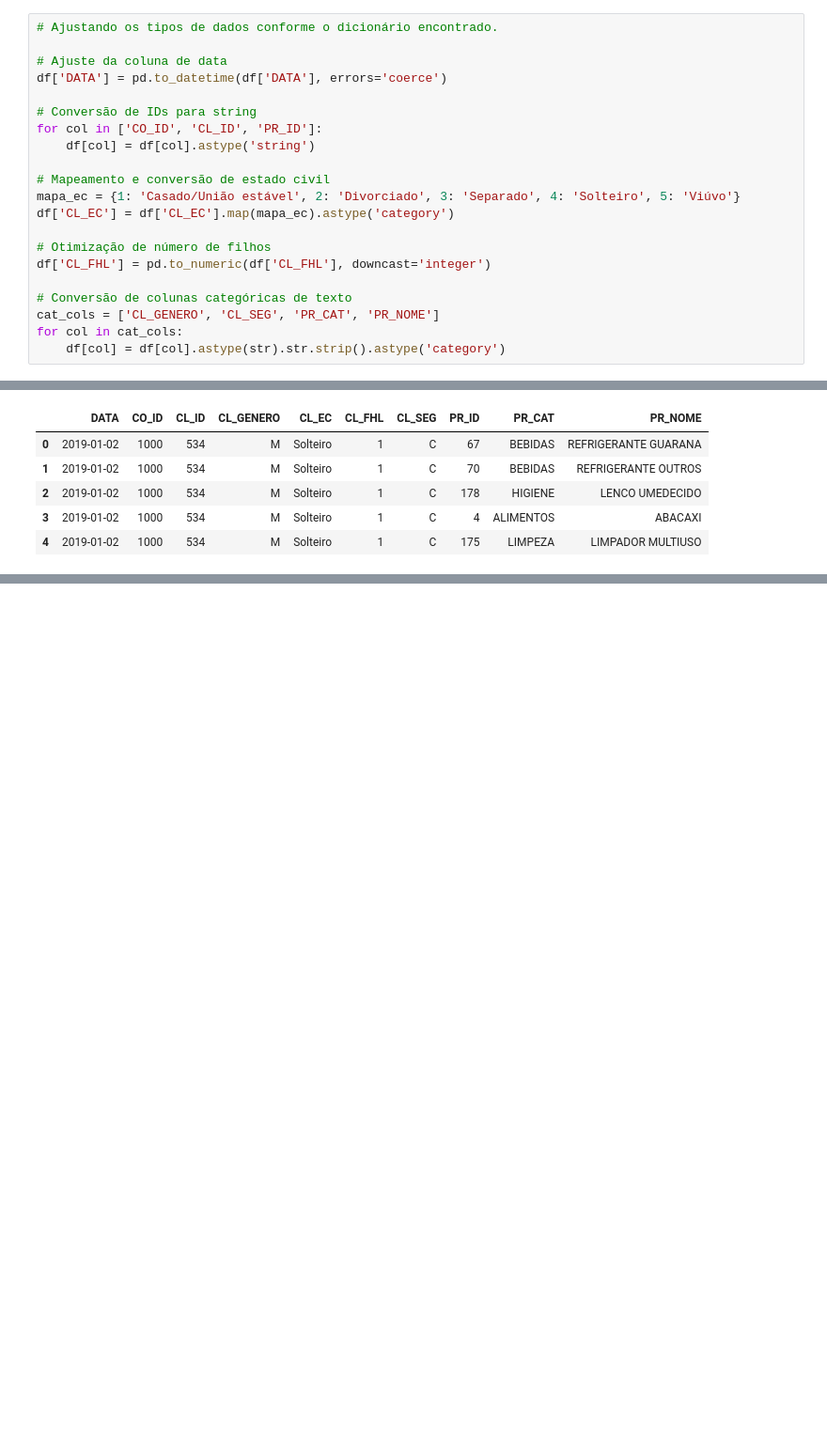
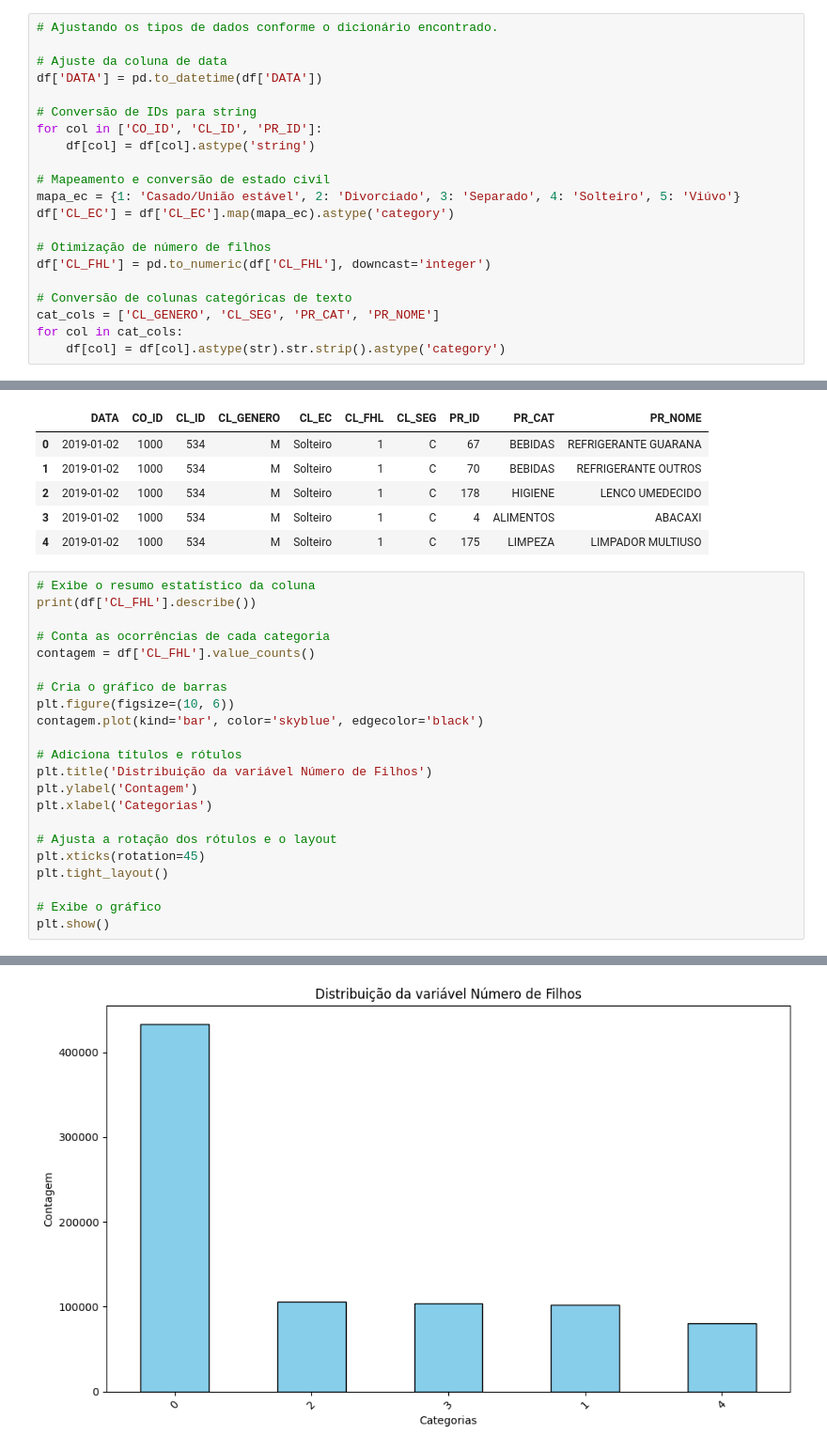
Before and after one commit to vieiradatalab/SCTEC_T1, a Jupyter notebook: analise_varejo.ipynb, the cells around one changed output, grey strips where cells are left out. Shown at 94% size. Cells and saved outputs as stored; diff of their text form; blank space fills up the shorter version.

```diff
--- a/analise_varejo.ipynb
+++ b/analise_varejo.ipynb
@@ -228,7 +230,7 @@ Vou ajustar os tipos de dados a partir desse dicionário.
 # Ajustando os tipos de dados conforme o dicionário encontrado.
 
 # Ajuste da coluna de data
-df['DATA'] = pd.to_datetime(df['DATA'], errors='coerce')
+df['DATA'] = pd.to_datetime(df['DATA'])
 
 # Conversão de IDs para string
 for col in ['CO_ID', 'CL_ID', 'PR_ID']:
@@ -293,3 +295,26 @@ df.head()
 | 2 | 2019-01-02 | 1000 | 534 | M | Solteiro | 1 | C | 178 | HIGIENE | LENCO UMEDECIDO |
 | 3 | 2019-01-02 | 1000 | 534 | M | Solteiro | 1 | C | 4 | ALIMENTOS | ABACAXI |
 | 4 | 2019-01-02 | 1000 | 534 | M | Solteiro | 1 | C | 175 | LIMPEZA | LIMPADOR MULTIUSO |
+# %%
+# Exibe o resumo estatístico da coluna
+print(df['CL_FHL'].describe())
+
+# Conta as ocorrências de cada categoria
+contagem = df['CL_FHL'].value_counts()
+
+# Cria o gráfico de barras
+plt.figure(figsize=(10, 6))
+contagem.plot(kind='bar', color='skyblue', edgecolor='black')
+
+# Adiciona títulos e rótulos
+plt.title('Distribuição da variável Número de Filhos')
+plt.ylabel('Contagem')
+plt.xlabel('Categorias')
+
+# Ajusta a rotação dos rótulos e o layout
+plt.xticks(rotation=45)
+plt.tight_layout()
+
+# Exibe o gráfico
+plt.show()
+# %% [output]
@@ -295,0 +330 @@ df.head()
+[figure, added]
```
Also changed, not shown: parts of 10 cells of this notebook.
